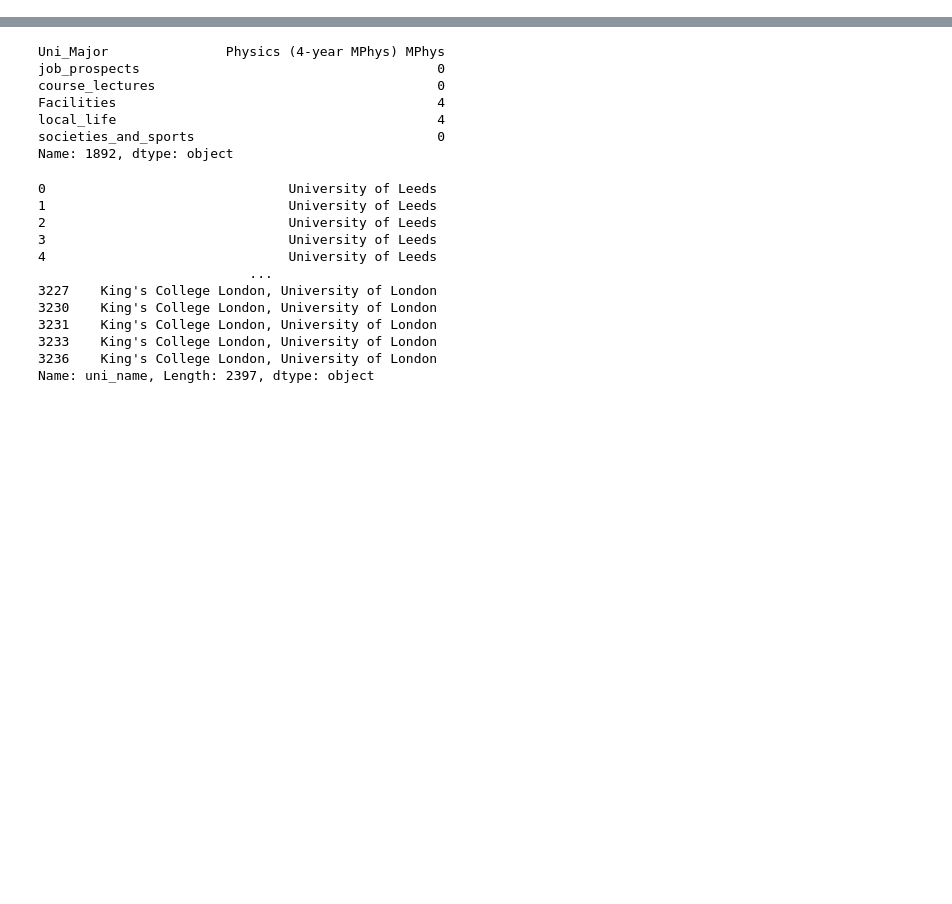
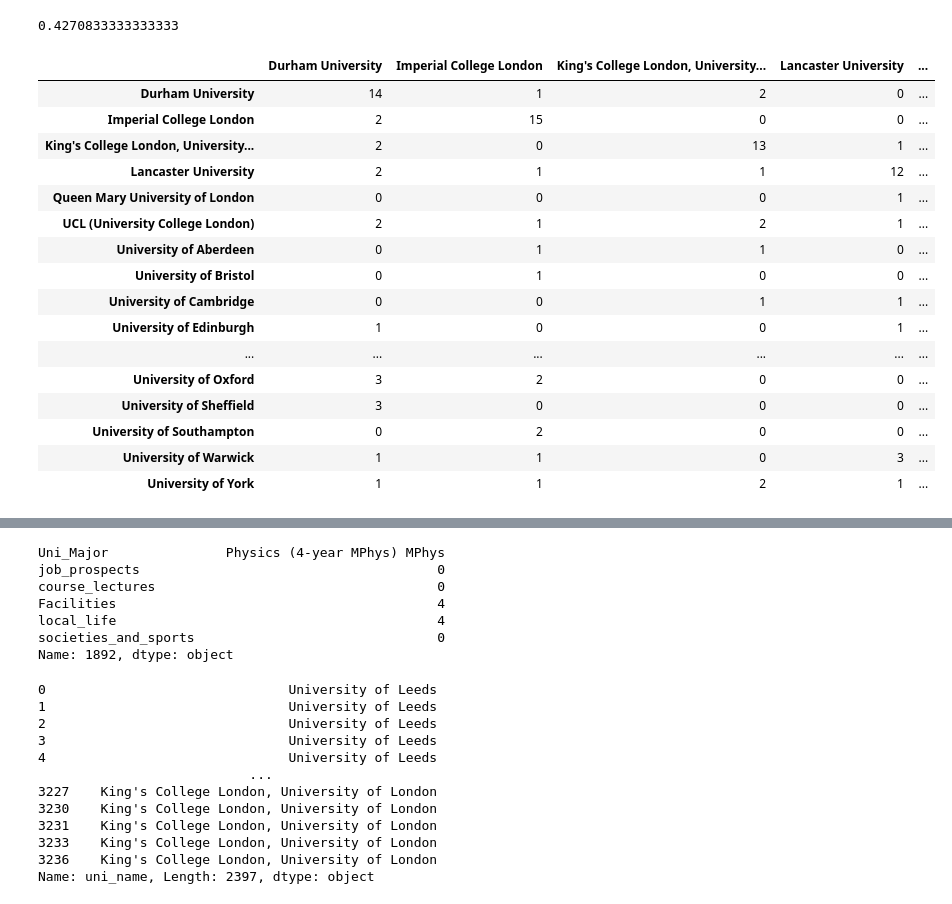
Before and after one commit to courtfroehlig/UK-University-Recommender, a Jupyter notebook: Code for uni recommender.ipynb, the cells around one changed output, grey strips where cells are left out. Cells and saved outputs as stored; diff of their text form; code cells hidden in the pictures; blank space fills up the shorter version.

Commit message:
Add files via upload
Cleaned up code and added annotation + new model name

```diff
--- a/Code for uni recommender.ipynb
+++ b/Code for uni recommender.ipynb
@@ -46,0 +214,18 @@ TfidfVec.fit_transform(df_new['Uni_Major'])
+# %%
+my_stop_words = text.ENGLISH_STOP_WORDS.union(['or', 'year', 'years', 'yr', 'yrs', 'mmath'])
+# %%
+TfidfVec = TfidfVectorizer(
+    # sublinear_tf=True,
+    stop_words=my_stop_words,
+    max_df=0.3,
+    max_features=10000,
+    norm='l2'
+)
+
+# Fitting the vectorizer on our training data
+temp = TfidfVec.fit_transform(X['uni_major'])
+
+fnames = TfidfVec.get_feature_names()
+print(fnames)
+print('num of features: ' + str(len(fnames)))
+print(temp.shape)
@@ -47,10 +236,12 @@ TfidfVec.fit_transform(df_new['Uni_Major'])
 # %%
-preprocessor = ColumnTransformer([('corpus', TfidfVec, 'Uni_Major'),
-                               ('numerical', StandardScaler(), ['job_prospects', 'course_lectures', 'Facilities', 'local_life', 'societies_and_sports'])
-                              ],
-                              remainder = 'drop', # treatment for remaining columns
-                             sparse_threshold=1) # set threshold for fraction of nonzero entries
-                                                 # to return dense array rather than sparse matrix
+preprocessor = ColumnTransformer([
+    ('corpus', TfidfVec, 'uni_major'),
+    ('numerical', StandardScaler(),
+         ['job_prospects', 'course_lectures', 'facilities', 'local_life', 'societies_and_sports'])
+    ],
+    remainder = 'drop', # treatment for remaining columns
+    sparse_threshold=1) # set threshold for fraction of nonzero entries
+                        # to return dense array rather than sparse matrix
 # %%
 clf = Pipeline(steps=[('preprocessor', preprocessor),
-                      ('classifier', LogisticRegression(penalty='none', multi_class='ovr'))])
+                      ('classifier', LogisticRegression(penalty='none', multi_class='ovr', solver='lbfgs', max_iter=10000))])
@@ -110,0 +304,27 @@ Please also refer to the documentation for alternative solver options:
+# %%
+clf.score(X_test, y_test)
+# %% [output]
+0.4270833333333333
+# %%
+predictions = clf.predict(X_test)
+confusion = confusion_matrix(y_test, predictions)
+pd.DataFrame(confusion, columns=sorted(y_train.unique()),
+             index=sorted(y_train.unique()))
+# %% [output]
+|  | Durham University | Imperial College London | King's College London, University... | Lancaster University | ... |
+| Durham University | 14 | 1 | 2 | 0 | ... |
+| Imperial College London | 2 | 15 | 0 | 0 | ... |
+| King's College London, University... | 2 | 0 | 13 | 1 | ... |
+| Lancaster University | 2 | 1 | 1 | 12 | ... |
+| Queen Mary University of London | 0 | 0 | 0 | 1 | ... |
+| UCL (University College London) | 2 | 1 | 2 | 1 | ... |
+| University of Aberdeen | 0 | 1 | 1 | 0 | ... |
+| University of Bristol | 0 | 1 | 0 | 0 | ... |
+| University of Cambridge | 0 | 0 | 1 | 1 | ... |
+| University of Edinburgh | 1 | 0 | 0 | 1 | ... |
+| ... | ... | ... | ... | ... | ... |
+| University of Oxford | 3 | 2 | 0 | 0 | ... |
+| University of Sheffield | 3 | 0 | 0 | 0 | ... |
+| University of Southampton | 0 | 2 | 0 | 0 | ... |
+| University of Warwick | 1 | 1 | 0 | 3 | ... |
+| University of York | 1 | 1 | 2 | 1 | ... |
```
Also changed, not shown: parts of 28 cells of this notebook.
